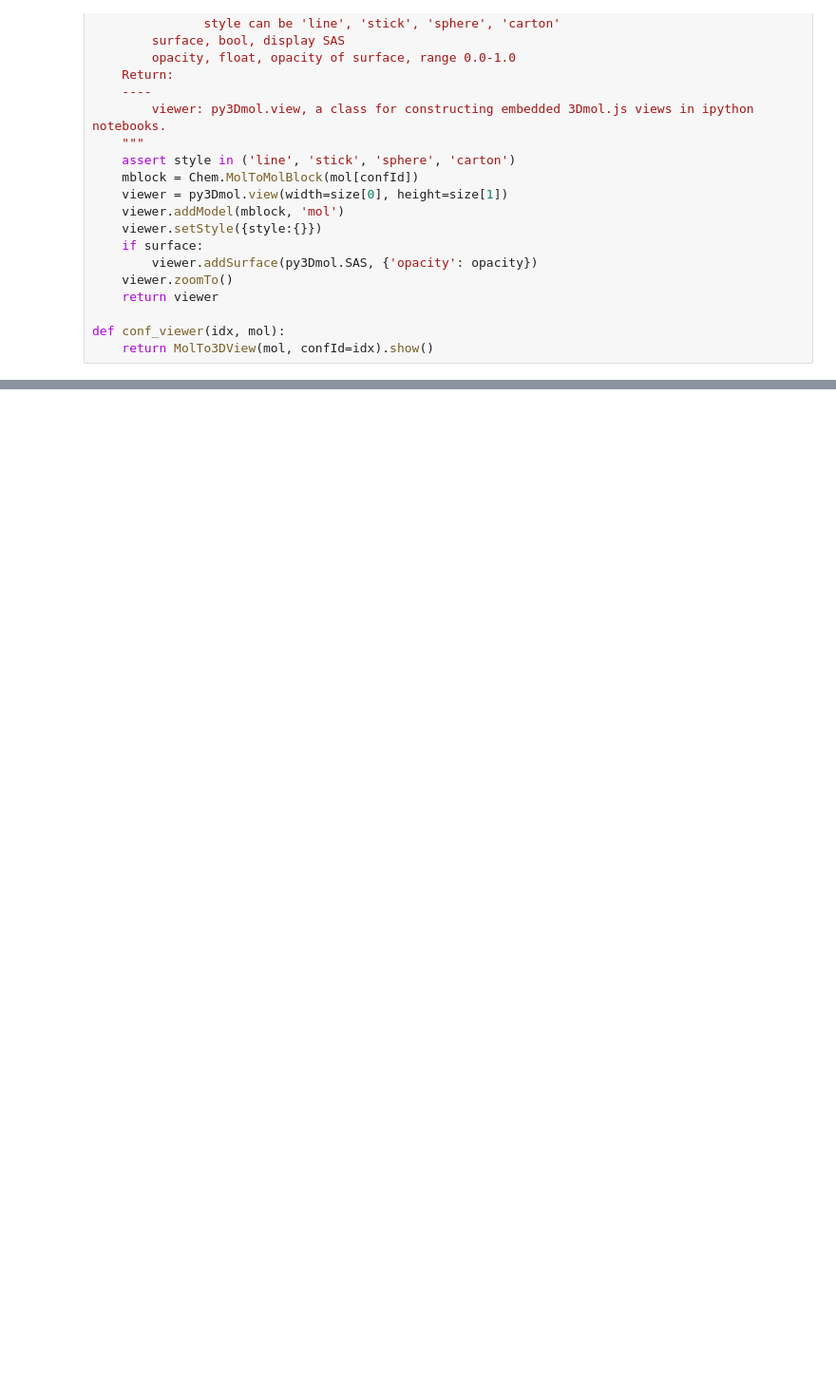
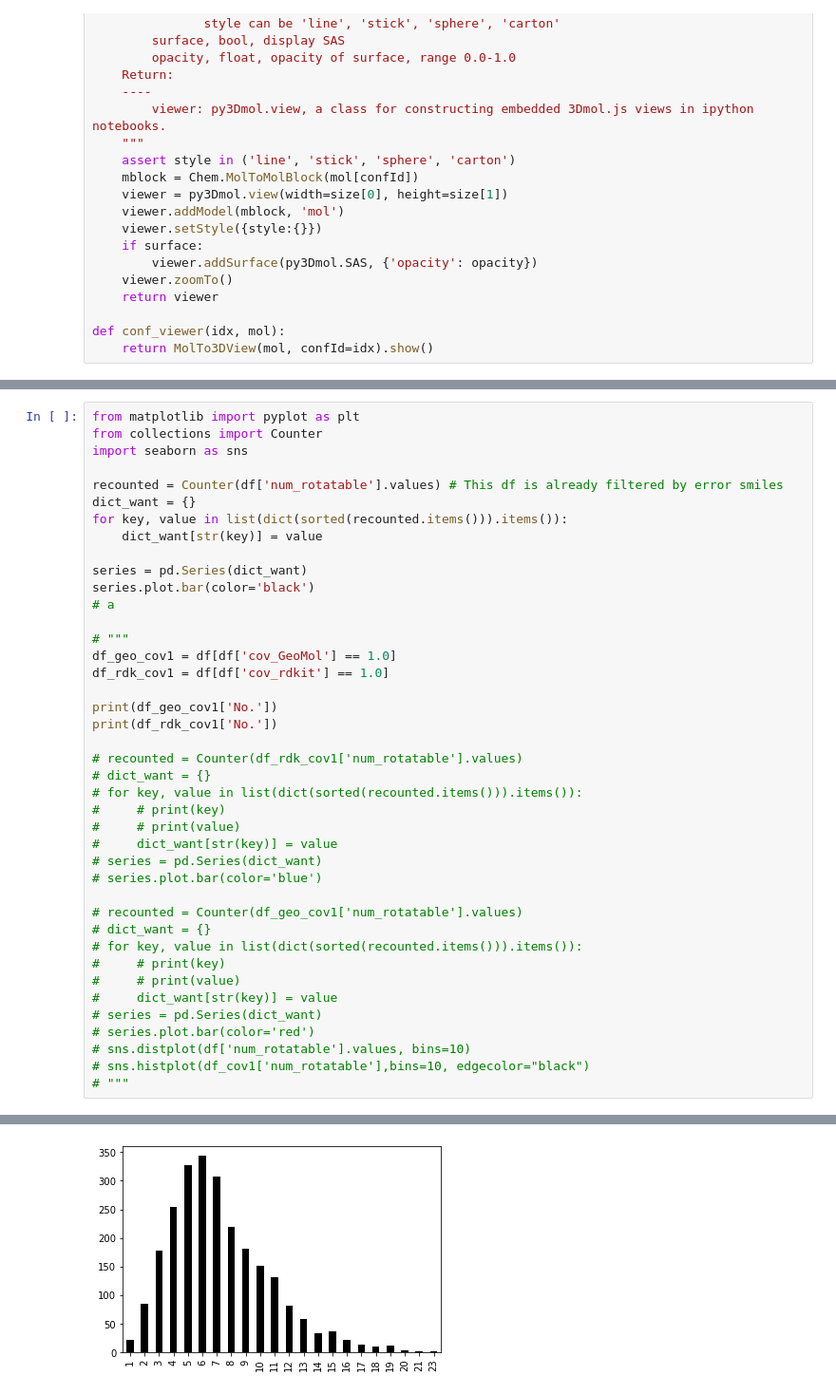
Before and after one commit to PattanaikL/GeoMol, a Jupyter notebook: visualize_confs.ipynb, the cells around one changed output, grey strips where cells are left out. Shown at 95% size. Drawn from its saved outputs; the diff is of its cells as text; blank space fills up the shorter version.

```diff
--- a/visualize_confs.ipynb
+++ b/visualize_confs.ipynb
@@ -65,0 +202,42 @@ interact(conf_viewer, idx=ipywidgets.IntSlider(min=0, max=len(mols)-1, step=1),
+# %%
+from matplotlib import pyplot as plt
+from collections import Counter
+import seaborn as sns
+
+recounted = Counter(df['num_rotatable'].values) # This df is already filtered by error smiles
+dict_want = {}
+for key, value in list(dict(sorted(recounted.items())).items()):
+    dict_want[str(key)] = value
+
+series = pd.Series(dict_want)
+series.plot.bar(color='black')
+# a
+
+# """
+df_geo_cov1 = df[df['cov_GeoMol'] == 1.0]
+df_rdk_cov1 = df[df['cov_rdkit'] == 1.0]
+
+print(df_geo_cov1['No.'])
+print(df_rdk_cov1['No.'])
+
+# recounted = Counter(df_rdk_cov1['num_rotatable'].values)
+# dict_want = {}
+# for key, value in list(dict(sorted(recounted.items())).items()):
+#     # print(key)
+#     # print(value)
+#     dict_want[str(key)] = value
+# series = pd.Series(dict_want)
+# series.plot.bar(color='blue')
+
+# recounted = Counter(df_geo_cov1['num_rotatable'].values)
+# dict_want = {}
+# for key, value in list(dict(sorted(recounted.items())).items()):
+#     # print(key)
+#     # print(value)
+#     dict_want[str(key)] = value
+# series = pd.Series(dict_want)
+# series.plot.bar(color='red')
+# sns.distplot(df['num_rotatable'].values, bins=10)
+# sns.histplot(df_cov1['num_rotatable'],bins=10, edgecolor="black")
+# """
+# %% [output]
@@ -65,0 +261 @@ interact(conf_viewer, idx=ipywidgets.IntSlider(min=0, max=len(mols)-1, step=1),
+[figure, added]
```
Also changed, not shown: parts of 14 cells of this notebook, 19 other files.
